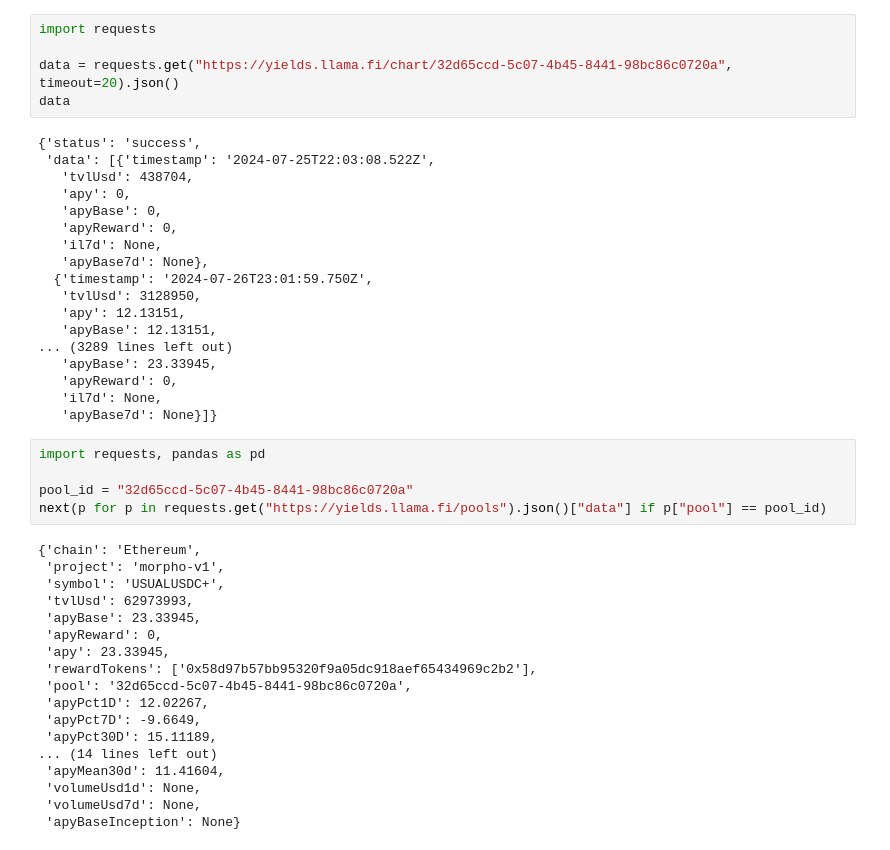
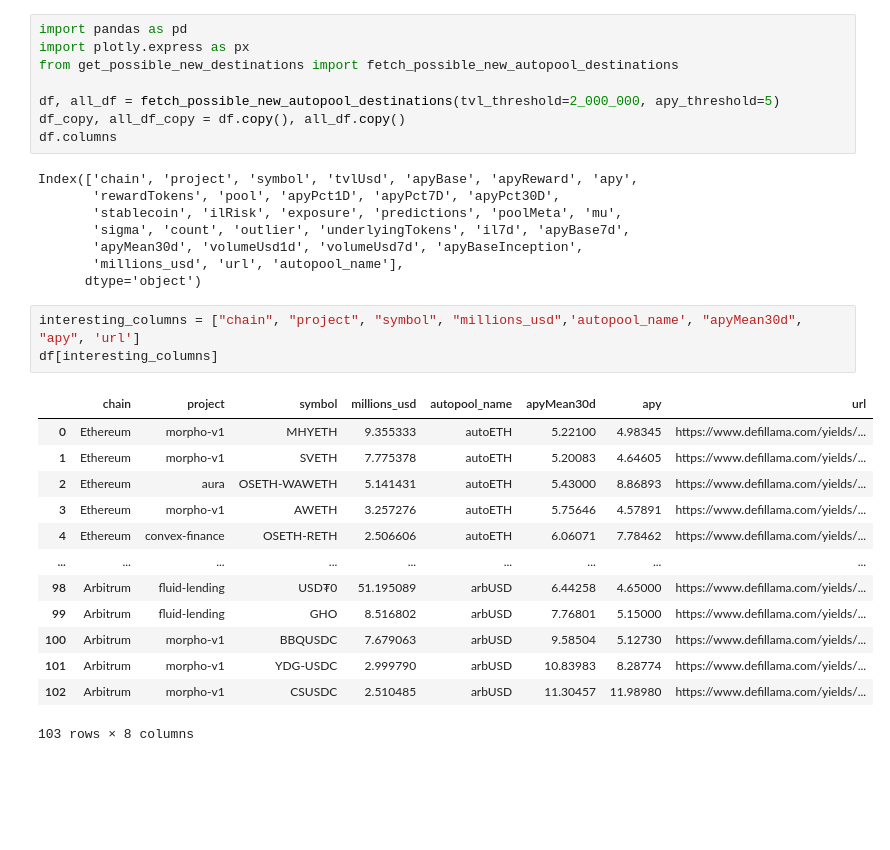
Before and after one commit to Tokemak/v2-rebalance-dashboard, a Jupyter notebook: mainnet_launch/slack_messages/new_destinations/defi_llama_query_yields.ipynb, the cells around one changed output. Drawn from its saved outputs; the diff is of its cells as text; blank space fills up the shorter version.

```diff
--- a/mainnet_launch/slack_messages/new_destinations/defi_llama_query_yields.ipynb
+++ b/mainnet_launch/slack_messages/new_destinations/defi_llama_query_yields.ipynb
@@ -79,46 +1,33 @@ sub_df.iloc[0]["pool"]
-# %%
-import requests
-
-data = requests.get("https://yields.llama.fi/chart/32d65ccd-5c07-4b45-8441-98bc86c0720a", timeout=20).json()
-data
-# %% [output]
-{'status': 'success',
- 'data': [{'timestamp': '2024-07-25T22:03:08.522Z',
-   'tvlUsd': 438704,
-   'apy': 0,
-   'apyBase': 0,
-   'apyReward': 0,
-   'il7d': None,
-   'apyBase7d': None},
-  {'timestamp': '2024-07-26T23:01:59.750Z',
-   'tvlUsd': 3128950,
-   'apy': 12.13151,
-   'apyBase': 12.13151,
-... (3289 lines left out)
-   'apyBase': 23.33945,
-   'apyReward': 0,
-   'il7d': None,
-   'apyBase7d': None}]}
-# %%
-import requests, pandas as pd
-
-pool_id = "32d65ccd-5c07-4b45-8441-98bc86c0720a"
-next(p for p in requests.get("https://yields.llama.fi/pools").json()["data"] if p["pool"] == pool_id)
-# %% [output]
-{'chain': 'Ethereum',
- 'project': 'morpho-v1',
- 'symbol': 'USUALUSDC+',
- 'tvlUsd': 62973993,
- 'apyBase': 23.33945,
- 'apyReward': 0,
- 'apy': 23.33945,
- 'rewardTokens': ['0x58d97b57bb95320f9a05dc918aef65434969c2b2'],
- 'pool': '32d65ccd-5c07-4b45-8441-98bc86c0720a',
- 'apyPct1D': 12.02267,
- 'apyPct7D': -9.6649,
- 'apyPct30D': 15.11189,
-... (14 lines left out)
- 'apyMean30d': 11.41604,
- 'volumeUsd1d': None,
- 'volumeUsd7d': None,
- 'apyBaseInception': None}
+# %%
+import pandas as pd
+import plotly.express as px
+from get_possible_new_destinations import fetch_possible_new_autopool_destinations
+
+df, all_df = fetch_possible_new_autopool_destinations(tvl_threshold=2_000_000, apy_threshold=5)
+df_copy, all_df_copy = df.copy(), all_df.copy()
+df.columns
+# %% [output]
+Index(['chain', 'project', 'symbol', 'tvlUsd', 'apyBase', 'apyReward', 'apy',
+       'rewardTokens', 'pool', 'apyPct1D', 'apyPct7D', 'apyPct30D',
+       'stablecoin', 'ilRisk', 'exposure', 'predictions', 'poolMeta', 'mu',
+       'sigma', 'count', 'outlier', 'underlyingTokens', 'il7d', 'apyBase7d',
+       'apyMean30d', 'volumeUsd1d', 'volumeUsd7d', 'apyBaseInception',
+       'millions_usd', 'url', 'autopool_name'],
+      dtype='object')
+# %%
+interesting_columns = ["chain", "project", "symbol", "millions_usd",'autopool_name', "apyMean30d", "apy", 'url']
+df[interesting_columns]
+# %% [output]
+|  | chain | project | symbol | millions_usd | autopool_name | apyMean30d | apy | url |
+| 0 | Ethereum | morpho-v1 | MHYETH | 9.355333 | autoETH | 5.22100 | 4.98345 | https://www.defillama.com/yields/... |
+| 1 | Ethereum | morpho-v1 | SVETH | 7.775378 | autoETH | 5.20083 | 4.64605 | https://www.defillama.com/yields/... |
+| 2 | Ethereum | aura | OSETH-WAWETH | 5.141431 | autoETH | 5.43000 | 8.86893 | https://www.defillama.com/yields/... |
+| 3 | Ethereum | morpho-v1 | AWETH | 3.257276 | autoETH | 5.75646 | 4.57891 | https://www.defillama.com/yields/... |
+| 4 | Ethereum | convex-finance | OSETH-RETH | 2.506606 | autoETH | 6.06071 | 7.78462 | https://www.defillama.com/yields/... |
+| ... | ... | ... | ... | ... | ... | ... | ... | ... |
+| 98 | Arbitrum | fluid-lending | USD₮0 | 51.195089 | arbUSD | 6.44258 | 4.65000 | https://www.defillama.com/yields/... |
+| 99 | Arbitrum | fluid-lending | GHO | 8.516802 | arbUSD | 7.76801 | 5.15000 | https://www.defillama.com/yields/... |
+| 100 | Arbitrum | morpho-v1 | BBQUSDC | 7.679063 | arbUSD | 9.58504 | 5.12730 | https://www.defillama.com/yields/... |
+| 101 | Arbitrum | morpho-v1 | YDG-USDC | 2.999790 | arbUSD | 10.83983 | 8.28774 | https://www.defillama.com/yields/... |
+| 102 | Arbitrum | morpho-v1 | CSUSDC | 2.510485 | arbUSD | 11.30457 | 11.98980 | https://www.defillama.com/yields/... |
+103 rows × 8 columns
```
Also changed, not shown: parts of 8 cells of this notebook, 1 other file.
